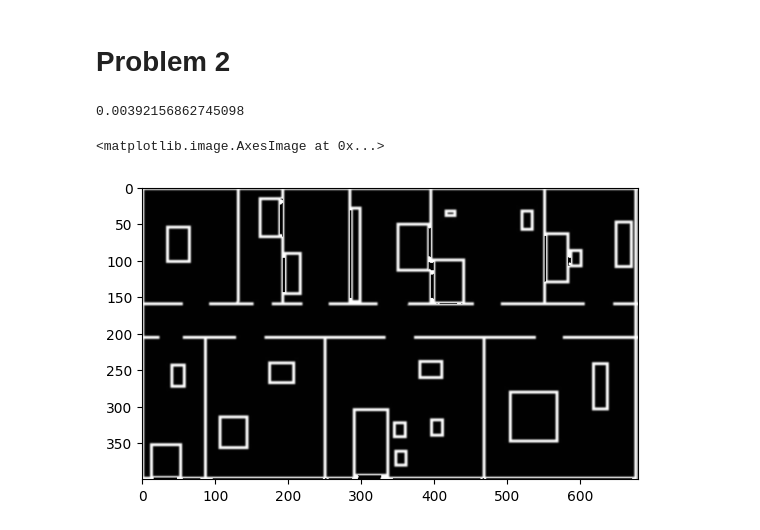
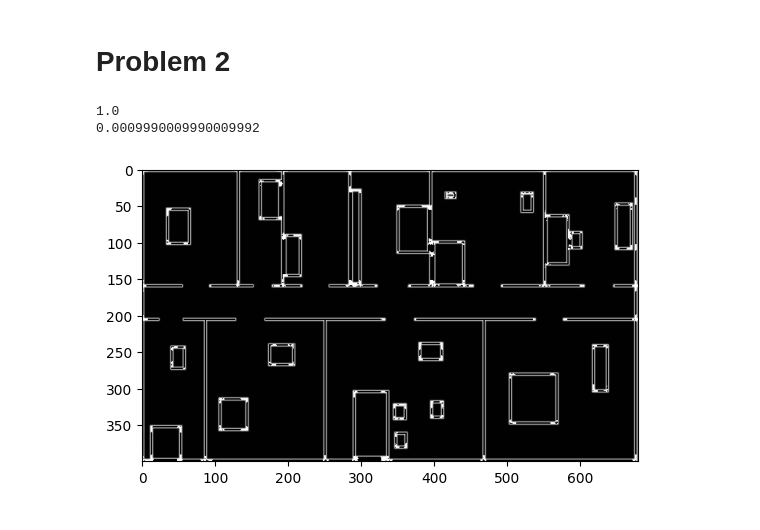
Before and after one commit to mennamohamed0207/Robotics-Assignments, a Jupyter notebook: Assignment.ipynb, the cells around one changed output. Saved outputs shown, nothing was run; the diff lists cells and outputs as text; code cells hidden in the pictures.

```diff
--- a/Assignment.ipynb
+++ b/Assignment.ipynb
@@ -64,18 +82,20 @@ plt.imshow(map)
 # %%
 #preparing the map to be like the likelihood field
 # converting white to black and vice versa
 map=cv2.imread('./Map.jpg')
 map=cv2.cvtColor(map, cv2.COLOR_BGR2GRAY)
 map=255-map
 #want to convert it to grayscale
-map=cv2.GaussianBlur(map,(5,5),0)
+map=cv2.GaussianBlur(map,(3,3),0)
 map+=1
 map=map/255
+map+=0.001
+map=map/np.max(map)
 #convert to grayscale
-print(map[100][100])
 plt.imshow(map,cmap='gray')
-# np.max(map)
+print(np.max(map))
+print(np.min(map))
 # %% [output]
-0.00392156862745098
+1.0
+0.0009990009990009992
-<matplotlib.image.AxesImage at 0x...>
-[figure, old version]
+[figure, new version]
```
Also changed, not shown: parts of 4 cells of this notebook.
